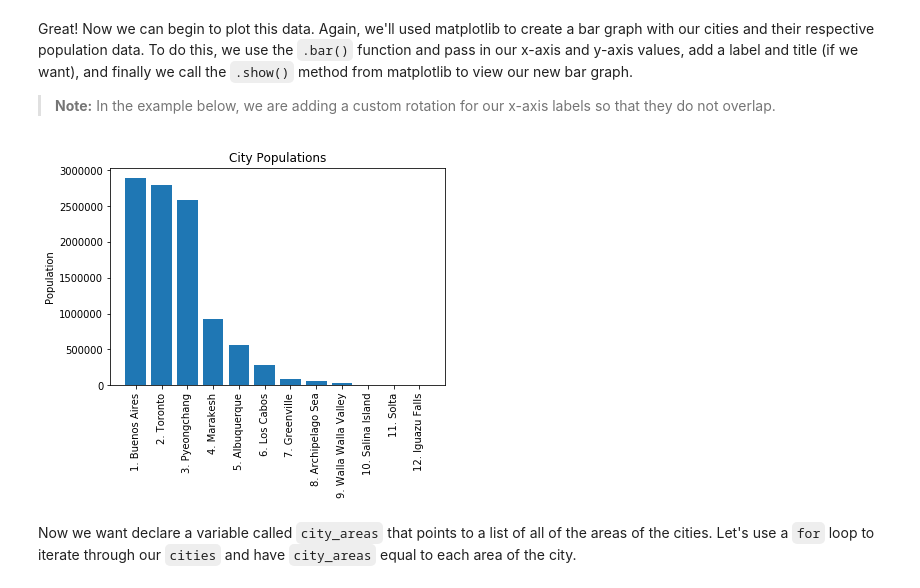
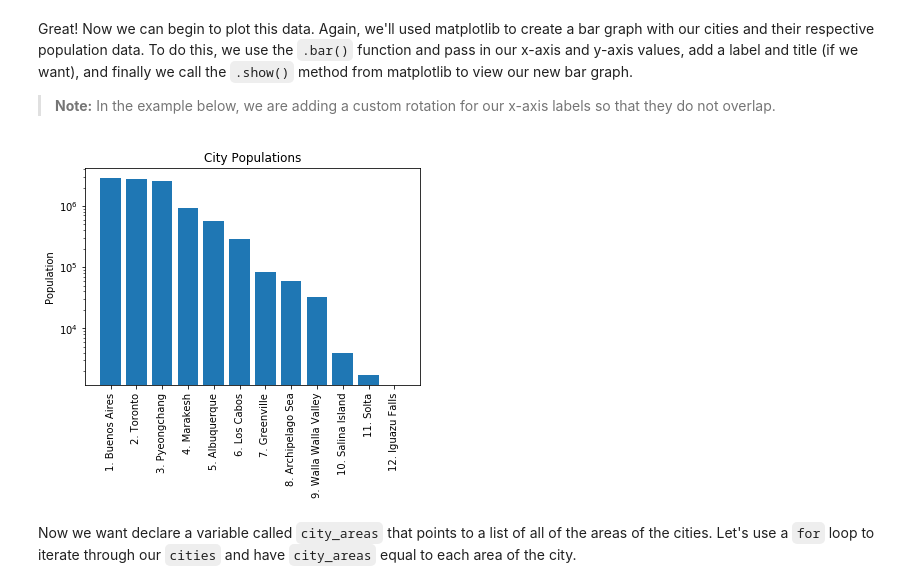
Before and after one commit to chrised209/dsc-looping-over-collections-lab-houston-ds-071519, a Jupyter notebook: index.ipynb, the cells around one changed output. Cells and saved outputs as stored; diff of their text form; code cells hidden in the pictures.

```diff
--- a/index.ipynb
+++ b/index.ipynb
@@ -159,12 +159,12 @@ Great! Now we can begin to plot this data. Again, we'll used matplotlib to creat
 # %%
 plt.bar(names_and_ranks, city_populations)
 plt.xticks(rotation='vertical')
 plt.ylabel('Population')
-plt.yscale(l)
+plt.yscale('log')
 plt.title('City Populations')
 plt.show()
 # %% [output]
-[figure, old version]
+[figure, new version]
 # %% [markdown]
 Now we want declare a variable called `city_areas` that points to a list of all of the areas of the cities.  Let's use a `for` loop to iterate through our `cities` and have `city_areas` equal to each area of the city.
 # %%
```
